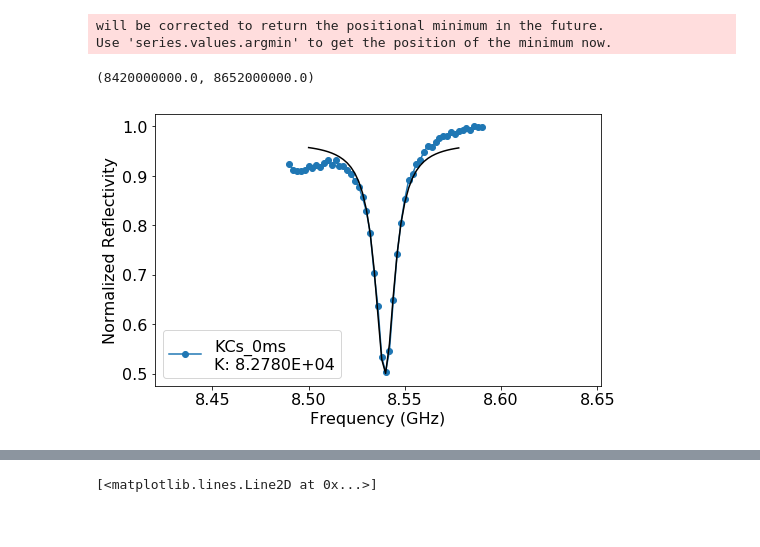
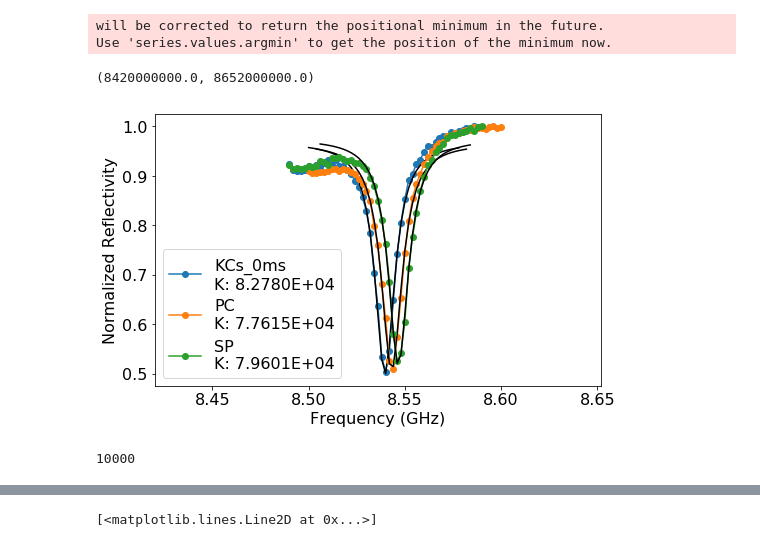
Before and after one commit to aspitarl/TRMC, a Jupyter notebook: 12-18-18.ipynb, the cells around one changed output, grey strips where cells are left out. Drawn from its saved outputs; the diff is of its cells as text; code cells hidden in the pictures.

```diff
--- a/12-18-18.ipynb
+++ b/12-18-18.ipynb
@@ -30,0 +25,10 @@ os.listdir(defaultpath)
+# %%
+basedir = '/home/lee/OneDrive/Data/TRMC/Refined/Freqdep/'
+
+fps = {
+    'KCs' :  basedir + 'KCs/',
+    'PC' :  basedir + 'PC/',
+    'SP' :  basedir + 'SP/'
+}
+
+os.listdir(samples['SP'])
@@ -61,7 +83,10 @@ def fit_poly(sweep, window = 105, order = 3):
 # %%
 fps_sw = {}
 
-fps_sw['KCs_0ms'] = defaultpath + "Sample KCs/Sweep_0ms_exp.csv"
+fps_sw['KCs_0ms'] = fps['KCs'] + "Sweep_0ms_exp.csv"
+fps_sw['PC'] = fps['PC'] + "Sweep_0ms_exp.csv"
+fps_sw['SP'] = fps['SP'] + "Sweep_0ms_exp.csv"
+
 # fps_sw['KCs_0ms_after'] = defaultpath + "Sample KCs/Sweep_0ms_afterZ_exp.csv"
 
 swps = []
@@ -69,45 +94,46 @@ swps_V = []
 maxV = {}
 
 for samp in fps_sw:
-    df = pd.read_csv(fps_sw[samp],index_col=False)
-    df = df.set_index(df['f(Ghz)'])
-    swps.append(df['Experimental R'])
-    swps_V.append(df[' Vsignal(V)'])
-    maxV[samp] = df[' Vsignal(V)'].max()
+    if samp == 'KCs_0ms':
+        df = pd.read_csv(fps_sw[samp],index_col=False)
+        df = df.set_index(df['f(Ghz)'])
+        swps.append(df['Experimental R'])
+        swps_V.append(df[' Vsignal(V)'])
+        maxV[samp] = df[' Vsignal(V)'].max()
 
-#     else:
-#         df = pd.read_csv(fps_sw[samp], index_col = 0, skiprows = 4)
-#         swps.append(df['Reflectivity'])
-#         maxV[samp] = 0.12
+    else:
+        df = pd.read_csv(fps_sw[samp], index_col = 0, skiprows = 4)
+        swps.append(df['Reflectivity'])
+        maxV[samp] = 0.12
 
 
 swps = dict(zip(fps_sw.keys(),swps))
 swps_V = dict(zip(fps_sw.keys(),swps_V))
 
 back_V_fit = {} #Forgot to copy values sometimes, so using the Vsignal max value and R0 to estimate background voltage
 K = {}
 
 fig, ax = plt.subplots(1,figsize = (8,5))
 for sample in swps:
     sweep = swps[sample]
 
     p0 =[sweep.argmin(),1e7,.5 ,1]
     fit_func, popt, sl = fit_lor(sweep, p0, window = 20)
 #     fit_func, popt, sl = fit_poly(sweep, window = 3)
 
     K[sample] = analysis.calc_K(f0 = popt[0], w = popt[1], R0 = popt[2], printparams = False)
     back_V_fit[sample] = -maxV[sample]*popt[2]
 
     ax.plot(sweep, marker = 'o', label = (sample + "\nK: " + str("{:0.4E}".format(K[sample]))))
     ax.plot(sweep.index.values[sl],fit_func[sl] , color = 'black')
     ax.set_xlabel('Frequency (GHz)')
     ax.set_ylabel('Normalized Reflectivity')
 ax.legend()
 ax.xaxis.get_offset_text().set_visible(False)
 ax.set_xlim(8.42e9,8.652e9)
 # %% [output]
 will be corrected to return the positional minimum in the future.
 Use 'series.values.argmin' to get the position of the minimum now.
 (8420000000.0, 8652000000.0)
-[figure, old version]
+[figure, new version]
 # %%
@@ -134,5 +160,9 @@ for folder in folders:
 
             miarray.append((direction,freq,fluence))
             flist.append(fp)
+# %%
+len(time_arr)
+# %% [output]
+10000
 # %%
 mi = pd.MultiIndex.from_tuples(miarray)
```
Also changed, not shown: parts of 13 cells of this notebook.
